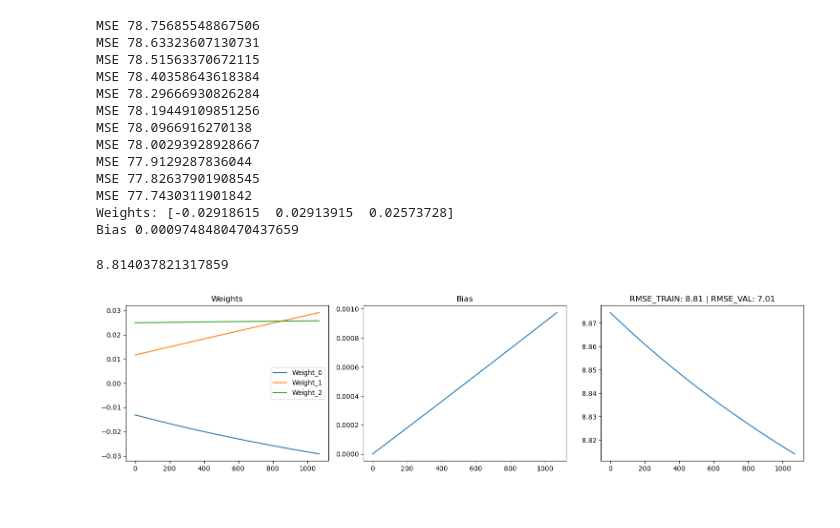
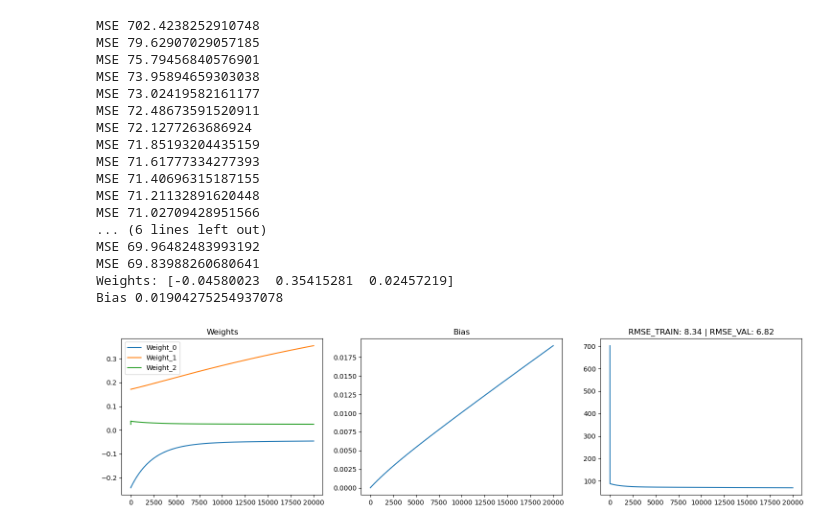
Before and after one commit to GuilhermeKnipl/Data-Science-Lab, a Jupyter notebook: DEEPL_From_Scratch/Simple_Grad.ipynb, the cells around one changed output. Saved outputs shown, nothing was run; the diff lists cells and outputs as text; code cells hidden in the pictures.

```diff
--- a/DEEPL_From_Scratch/Simple_Grad.ipynb
+++ b/DEEPL_From_Scratch/Simple_Grad.ipynb
@@ -64,11 +50,17 @@ X_train
+# %%
+def L2_Ridge_Squared(weights: np.array, alpha: float = 1)-> float:
+    """Squared L2 Norm for Ridge Regularization, Used for weights Optmization"""
+    l2_squared = alpha/2 * np.sum(np.power(weights, 2))
+    return l2_squared
 # %%
 W_SIZE = len(list(features))
 
+alpha = 2.7
 weights = np.array([])
 bias = 0 #random.random()*0.001
-weights = [-0.01307698, 0.01161902, 0.02491889]
+weights = np.array([-0.24327174,  0.17098969, -0.0014226])
 #for w in range(W_SIZE):
-#    weights = np.append(weights,0.0001) #np.append(weights,random.random() * 0.000001)
+ #   weights = np.append(weights,0.0001) #np.append(weights,random.random() * 0.000001)
 
 lr = 0.000001
 
@@ -82,51 +74,57 @@ bias_hist = []
 loss_hist = []
 
 
-for epoch in range(1070):
+for epoch in range(20000):
         if np.any(np.isnan(weights)) or np.any(np.isinf(weights)):
             print("Numerical instability detected")
             break
+
         pred = X_train.dot(weights) + bias
+        pred = activation.relu(pred)
+
 
         error = pred - y
 
 
         mse  = np.mean((pred - y)**2)
-        rmse = np.sqrt(mse)
-        if epoch % 100 == 0:
-            print("MSE", mse)
+        l2 = L2_Ridge_Squared(weights, alpha)
+        mse_reg = mse + l2
+
+        if epoch % 1000 == 0:
+            print("MSE", mse_reg)
 
 
 
-        dw = (1 / m) * x.T.dot(error)
+        dw = (1 / m) * x.T.dot(error) + alpha * weights
         db = np.mean(error)
 
 
         weights -= lr * dw
         bias -= lr * db
 
-        cost_hist.append(mse)
+        cost_hist.append(mse_reg)
         weight_hist.append(weights.copy())
         bias_hist.append(bias)
-        loss_hist.append(rmse)
+        #loss_hist.append(rmse)
+
 
 print("Weights:", weights)
 print("Bias", bias)
 # %% [output]
-MSE 78.75685548867506
-MSE 78.63323607130731
-MSE 78.51563370672115
-MSE 78.40358643618384
-MSE 78.29666930826284
-MSE 78.19449109851256
-MSE 78.0966916270138
-MSE 78.00293928928667
-MSE 77.9129287836044
-MSE 77.82637901908545
-MSE 77.7430311901842
-Weights: [-0.02918615  0.02913915  0.02573728]
-Bias 0.0009748480470437659
+MSE 702.4238252910748
+MSE 79.62907029057185
+MSE 75.79456840576901
+MSE 73.95894659303038
+MSE 73.02419582161177
+MSE 72.48673591520911
+MSE 72.1277263686924
+MSE 71.85193204435159
+MSE 71.61777334277393
+MSE 71.40696315187155
+MSE 71.21132891620448
+MSE 71.02709428951566
+... (6 lines left out)
+MSE 69.96482483993192
+MSE 69.83988260680641
+Weights: [-0.04580023  0.35415281  0.02457219]
+Bias 0.01904275254937078
-# %%
-loss_hist[len(loss_hist)-1]
-# %% [output]
-8.814037821317859
@@ -139,15 +131,22 @@ val_rmse = root_mean_squared_error(grad_results['meantemp'],grad_results['pred']
 # %%
+pred_last_train = X_val.dot(weights) + bias
+grad_results = y_val.copy()
+grad_results['pred'] = pred_last_train
+grad_results['residual'] = y_val.iloc[:,0] - grad_results['pred']
+val_rmse = root_mean_squared_error(grad_results['meantemp'],grad_results['pred'])
+train_rmse = root_mean_squared_error(y_train['meantemp'],X_train.dot(weights) + bias)
+
 fig, ax =plt.subplots(1,3 , figsize=(15,4))
 ax[0].set_title("Weights")
 for w in range(W_SIZE):
     ax[0].plot([entry[w] for entry in weight_hist], label=f'Weight_{w}')
 ax[0].legend()
 
 ax[1].set_title("Bias")
-ax[1].plot(np.arange(len(loss_hist)),bias_hist)
-ax[2].set_title(f"RMSE_TRAIN: {round(loss_hist[len(loss_hist)-1],2)} | RMSE_VAL: {round(val_rmse,2)}")
-ax[2].plot(np.arange(len(loss_hist)),loss_hist)
+ax[1].plot(np.arange(len(cost_hist)),bias_hist)
+ax[2].set_title(f"RMSE_TRAIN: {round(train_rmse,2)} | RMSE_VAL: {round(val_rmse,2)}")
+ax[2].plot(np.arange(len(cost_hist)),cost_hist)
 plt.tight_layout()
 plt.show()
 # %% [output]
-[figure, old version]
+[figure, new version]
```
Also changed, not shown: parts of 4 cells of this notebook.
